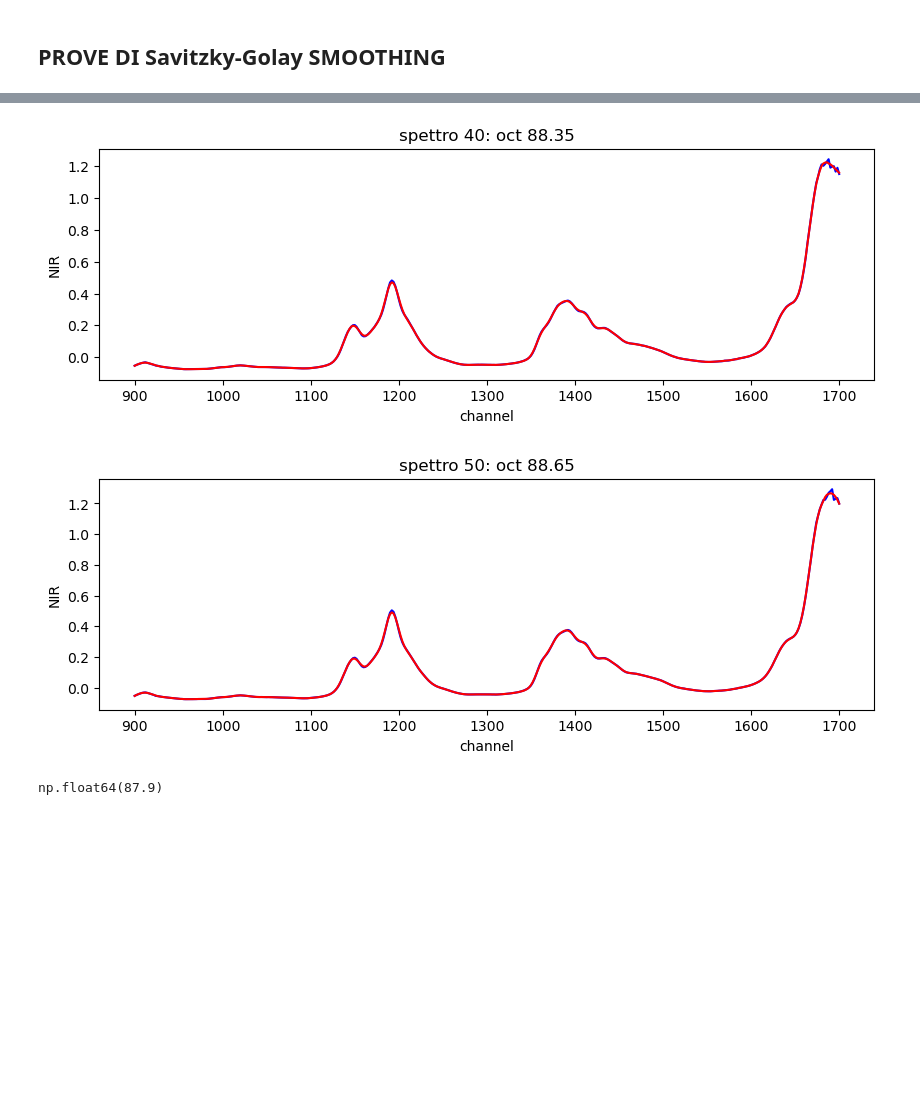
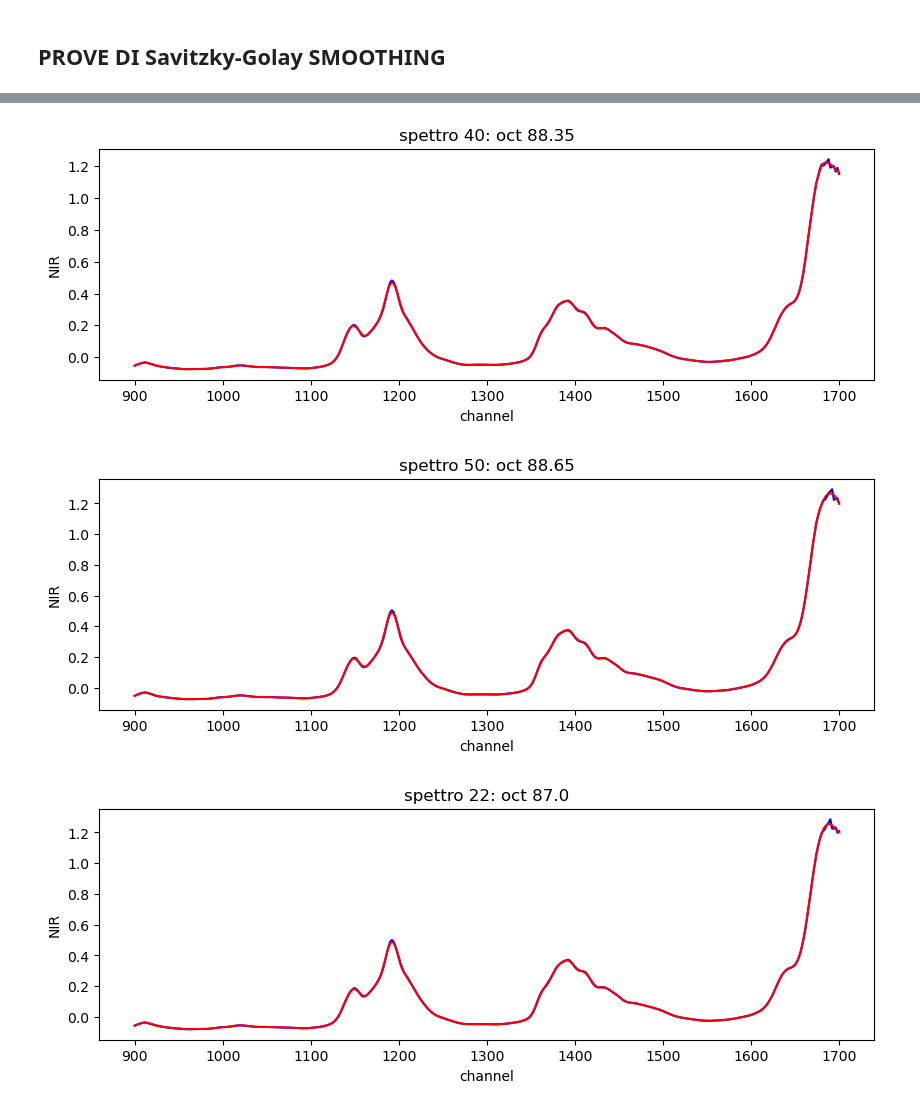
Before and after one commit to zosojack/ml-applications, a Jupyter notebook: 2-second-project/lettura_benzadati.ipynb, the cells around one changed output, grey strips where cells are left out. Saved outputs shown, nothing was run; the diff lists cells and outputs as text; code cells hidden in the pictures; blank space fills up the shorter version.

```diff
--- a/2-second-project/lettura_benzadati.ipynb
+++ b/2-second-project/lettura_benzadati.ipynb
@@ -119,12 +114,0 @@ with open("data/ottani_NIR.pkl", 'wb') as f:
-# %%
-import matplotlib.pyplot as plt
-
-for i in np.arange(0, 59, 10):
-    x = np.arange(900, 1702, 2)
-    y = spettri_ordinati[i]
-
-    plt.plot(x,y)
-    plt.xlabel("channel")
-    plt.ylabel("NIR")
-    plt.title(f"spettro {i}: oct {ottano_ordinato[i]}")
-    plt.show()
@@ -140,29 +117,29 @@ for i in np.arange(0, 59, 10):
 # %% [markdown]
 ## PROVE DI Savitzky-Golay SMOOTHING
 # %%
+import matplotlib.pyplot as plt
 from scipy.signal import savgol_filter
 window_size = 11
 poly_order = 3
-for i in np.arange(0, 59, 10):
+
+lista_plot = np.concatenate((np.arange(0, 59, 10), [22]))
+for i in lista_plot:
     x = np.arange(900, 1702, 2)
     y = spettri_ordinati[i]
     y_smooth = savgol_filter(spettri_ordinati[i], window_size, poly_order)
 
     plt.figure(figsize=(10,3))
     plt.plot(x,y, label='originale', color='blue')
     plt.plot(x,y_smooth, label='smooth', color='red')
     plt.xlabel("channel")
     plt.ylabel("NIR")
     plt.title(f"spettro {i}: oct {ottano_ordinato[i]}")
     plt.show()
 # %% [output]
 [figure]
 [figure]
 [figure]
 [figure]
 [figure]
 [figure]
+[figure, added]
-# %%
-ottano_ordinato[30]
-# %% [output]
-np.float64(87.9)
```
Also changed, not shown: parts of 3 cells of this notebook, 10 other files.
